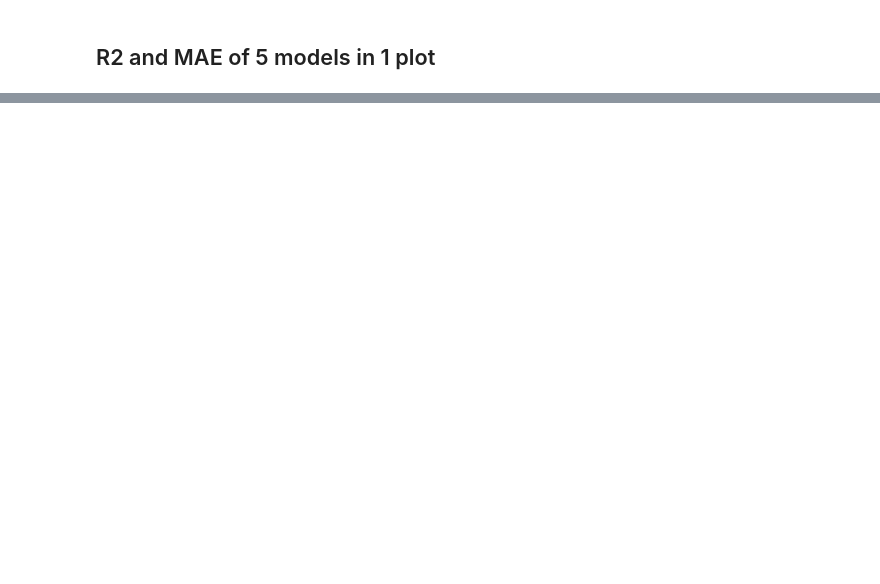
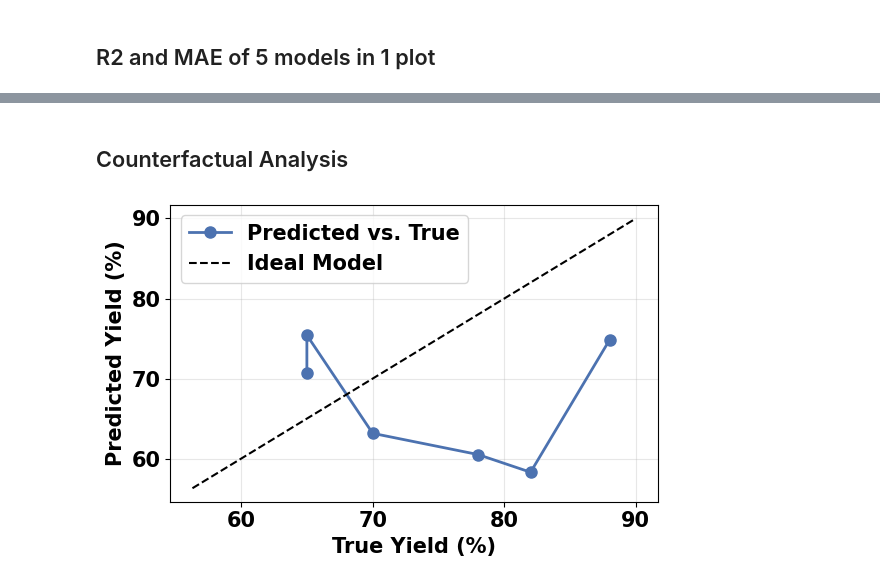
Before and after one commit to anonymousauthor201/icml2026-supplement, a Jupyter notebook: code/ICML2026_Code.ipynb, the cells around one changed output, grey strips where cells are left out. Saved outputs shown, nothing was run; the diff lists cells and outputs as text; code cells hidden in the pictures; blank space fills up the shorter version.

```diff
--- a/code/ICML2026_Code.ipynb
+++ b/code/ICML2026_Code.ipynb
@@ -2184,0 +2223,43 @@ ax1.legend(handles1 + handles2, labels1 + labels2,
+# %% [markdown]
+## Counterfactual Analysis
+# %%
+import numpy as np
+import matplotlib.pyplot as plt
+
+# --------------------------
+# Input your data
+# --------------------------
+true_yields = np.array([88, 65, 65, 78, 82, 70])
+pred_yields = np.array([74.81824, 70.71656, 75.42405, 60.514782, 58.30306, 63.162655])
+
+# Sort by true yield for nicer visualization
+idx = np.argsort(true_yields)
+true_sorted = true_yields[idx]
+pred_sorted = pred_yields[idx]
+
+# --------------------------
+# Plot
+# --------------------------
+plt.figure(figsize=(6,4))
+
+plt.plot(true_sorted, pred_sorted, 'o-', markersize=8, linewidth=2, color="#4C72B0", label="Predicted vs. True")
+
+# Identity line (perfect prediction)
+min_y = min(true_sorted.min(), pred_sorted.min()) - 2
+max_y = max(true_sorted.max(), pred_sorted.max()) + 2
+plt.plot([min_y, max_y], [min_y, max_y], 'k--', linewidth=1.5, label="Ideal Model")
+
+# Labels and formatting
+plt.xlabel("True Yield (%)", fontsize=15)
+plt.ylabel("Predicted Yield (%)", fontsize=15)
+# plt.title("Counterfactual Reaction Yield Predictions", fontsize=13)
+plt.legend()
+plt.grid(alpha=0.3)
+plt.tight_layout()
+
+# Save high-resolution figure for ICML
+# plt.savefig("counterfactual_true_vs_predicted.pdf", dpi=300)
+
+plt.show()
+# %% [output]
+[figure, added]
```
Also changed, not shown: parts of 12 cells of this notebook, 1 other file.
